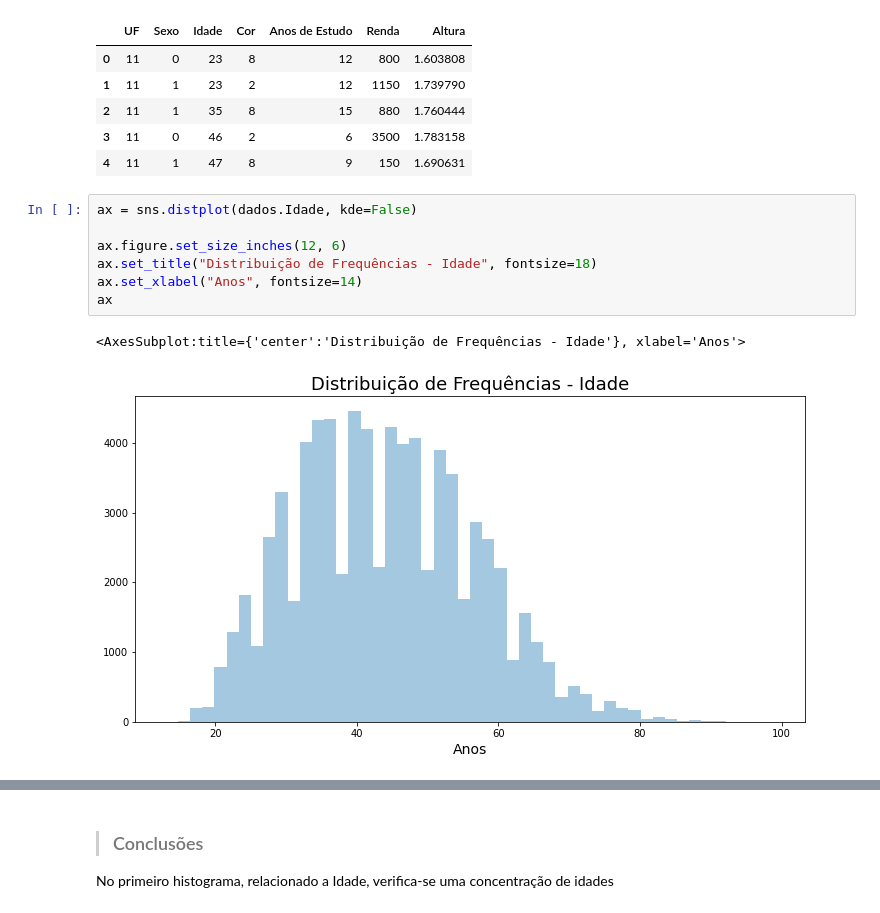
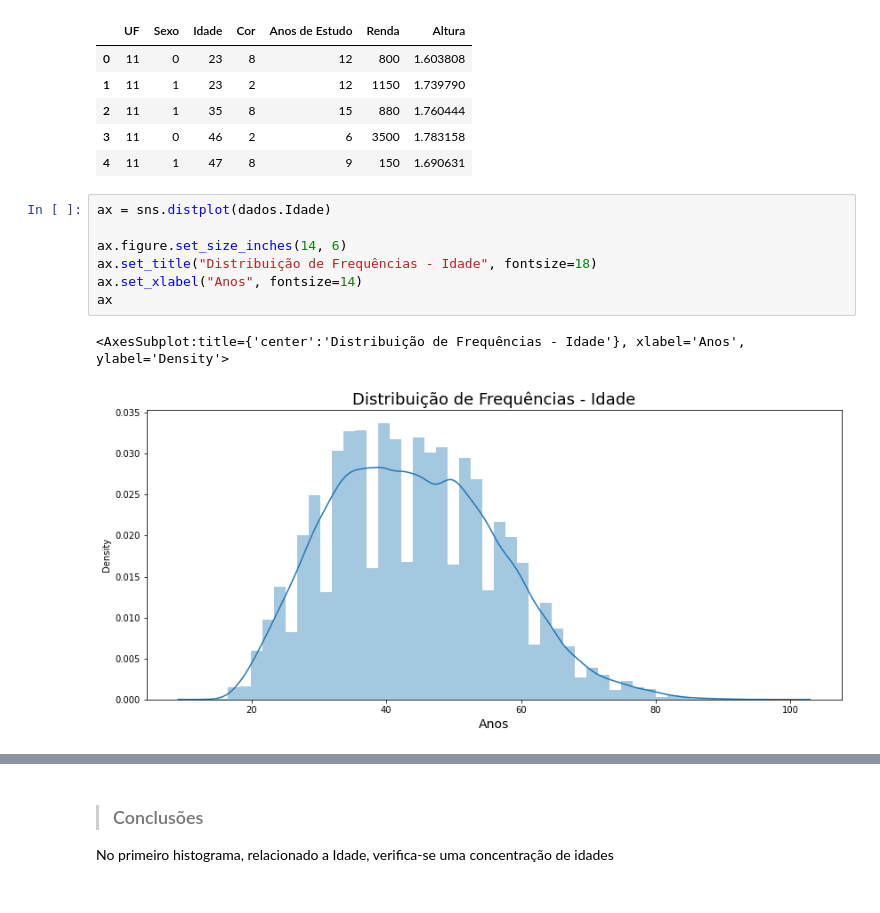
Before and after one commit to cglima/estatistica-python-parte-1-frequencias-e-medidas, a Jupyter notebook: notebook/Análise_Descritiva.ipynb, the cells around one changed output, grey strips where cells are left out. Cells and saved outputs as stored; diff of their text form.

```diff
--- a/notebook/Análise_Descritiva.ipynb
+++ b/notebook/Análise_Descritiva.ipynb
@@ -249,13 +255,13 @@ dados.head()
 | 3 | 11 | 0 | 46 | 2 | 6 | 3500 | 1.783158 |
 | 4 | 11 | 1 | 47 | 8 | 9 | 150 | 1.690631 |
 # %%
-ax = sns.distplot(dados.Idade, kde=False)
+ax = sns.distplot(dados.Idade)
 
-ax.figure.set_size_inches(12, 6)
+ax.figure.set_size_inches(14, 6)
 ax.set_title("Distribuição de Frequências - Idade", fontsize=18)
 ax.set_xlabel("Anos", fontsize=14)
 ax
 # %% [output]
-<AxesSubplot:title={'center':'Distribuição de Frequências - Idade'}, xlabel='Anos'>
+<AxesSubplot:title={'center':'Distribuição de Frequências - Idade'}, xlabel='Anos', ylabel='Density'>
-[figure, old version]
+[figure, new version]
 # %%
```
Also changed, not shown: parts of 26 cells of this notebook.
